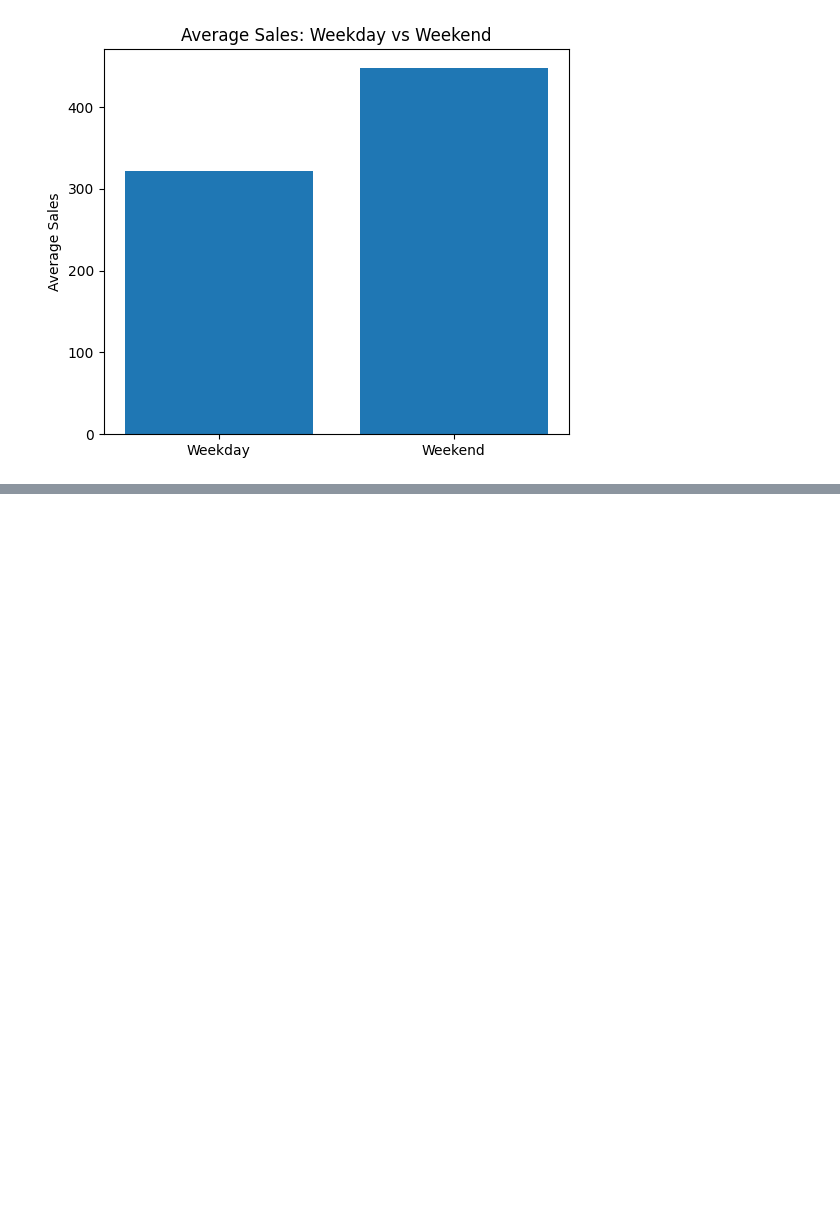
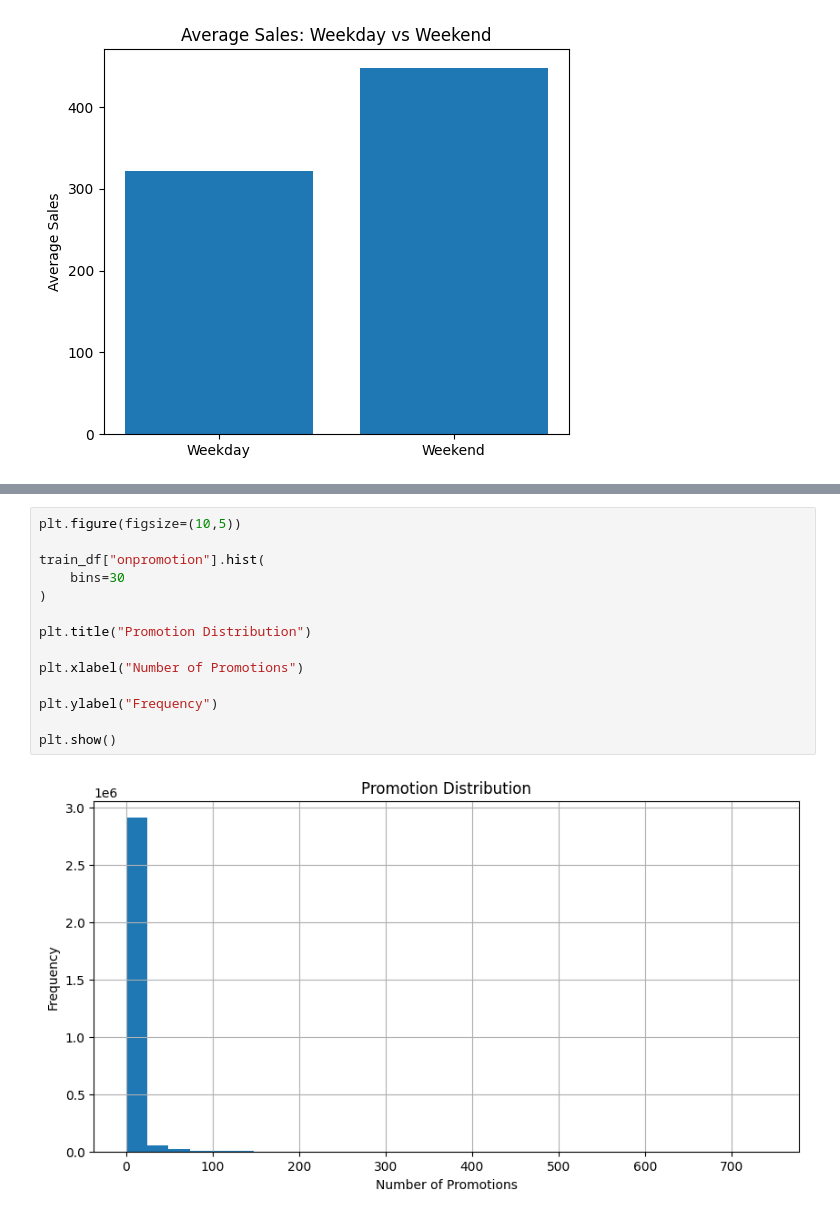
Before and after one commit to Husnain5Khalid/DemandIQ-Smart-demand-forecasting-, a Jupyter notebook: notebooks/01-DataExploration.ipynb, the cells around one changed output, grey strips where cells are left out. Cells and saved outputs as stored; diff of their text form; blank space fills up the shorter version.

Commit message:
Understanding Promotion data

```diff
--- a/notebooks/01-DataExploration.ipynb
+++ b/notebooks/01-DataExploration.ipynb
@@ -880,0 +915,16 @@ plt.show()
+# %%
+plt.figure(figsize=(10,5))
+
+train_df["onpromotion"].hist(
+    bins=30
+)
+
+plt.title("Promotion Distribution")
+
+plt.xlabel("Number of Promotions")
+
+plt.ylabel("Frequency")
+
+plt.show()
+# %% [output]
+[figure, added]
```
Also changed, not shown: parts of 6 cells of this notebook.
